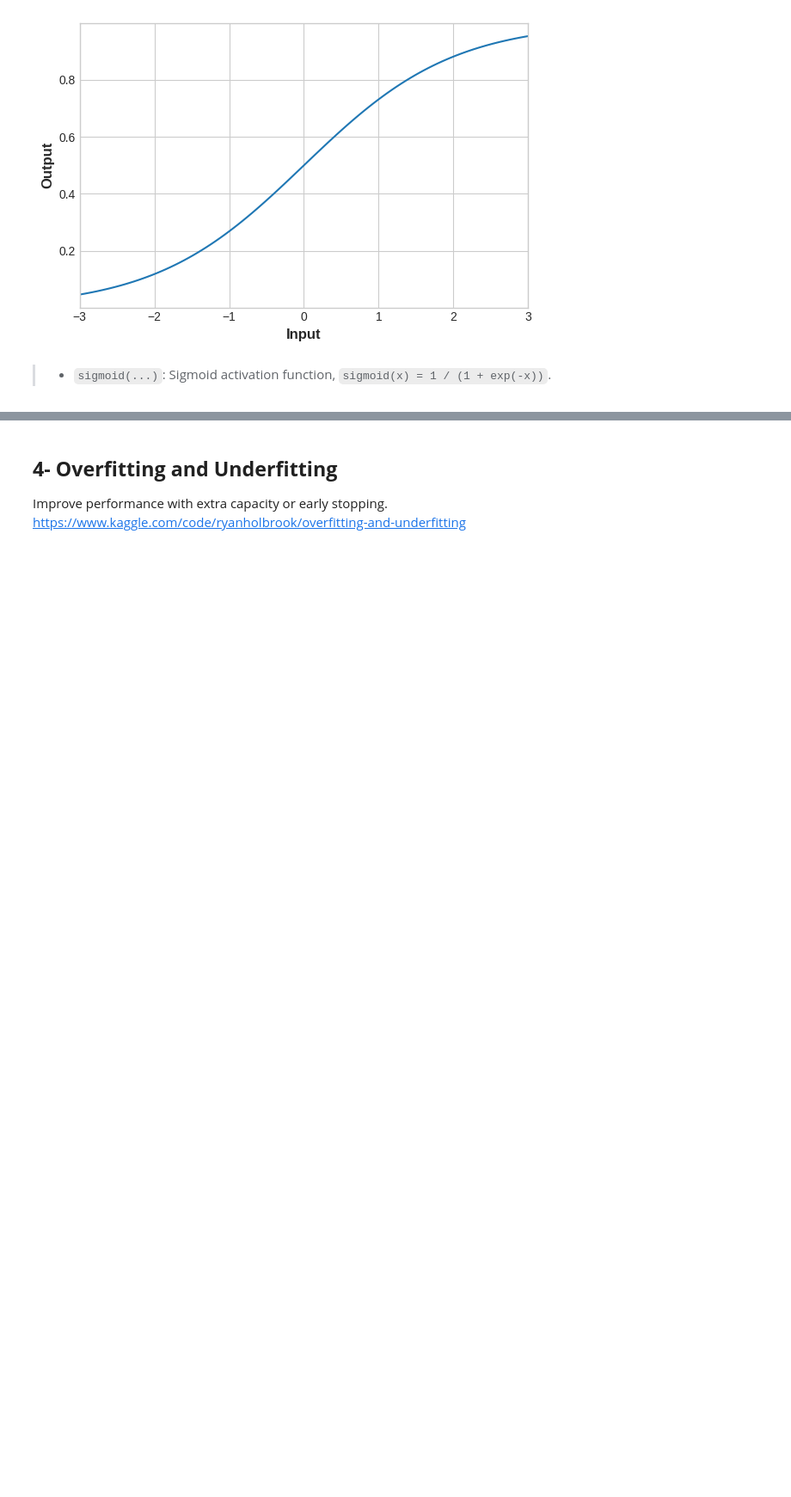
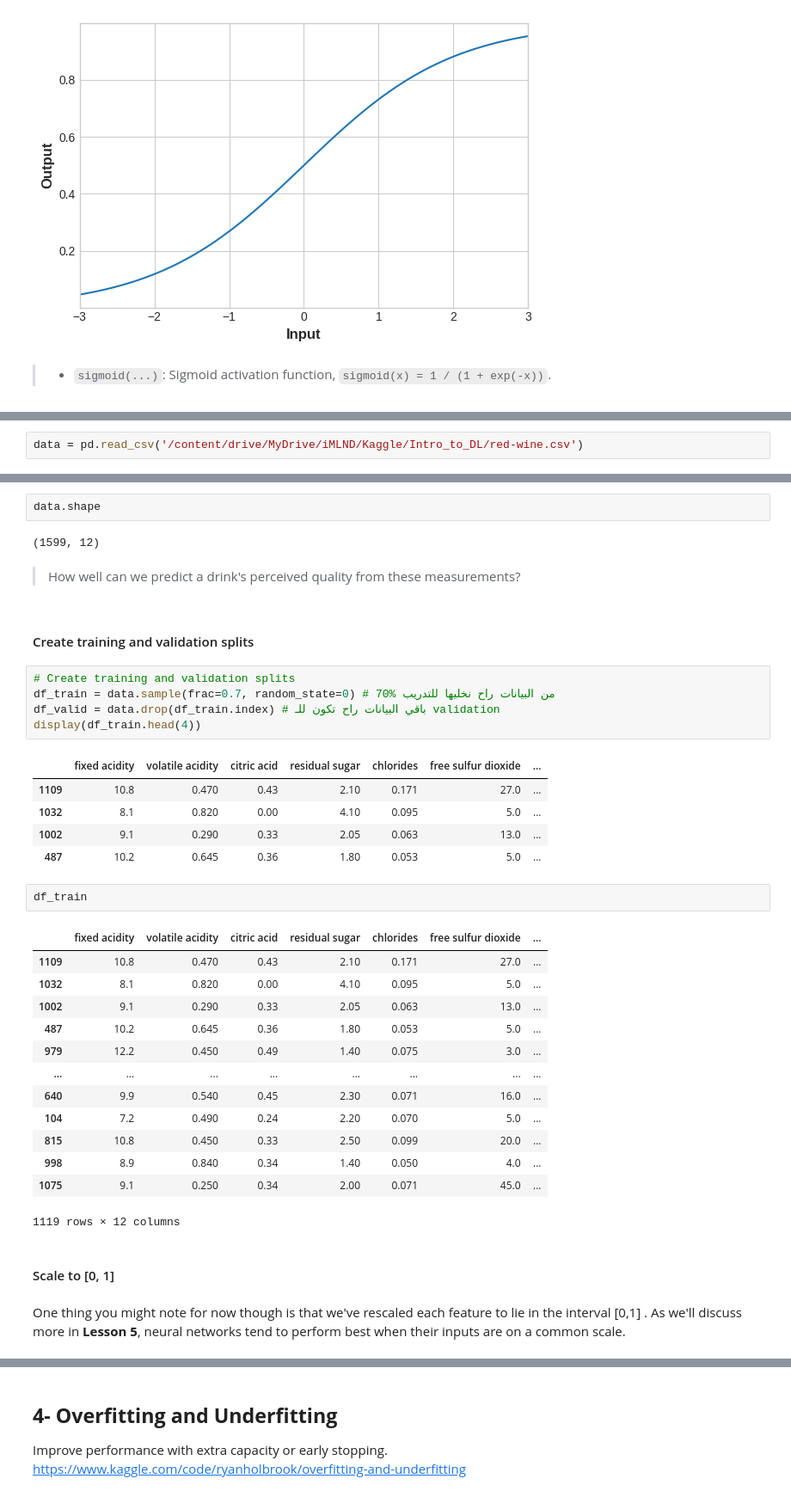
Before and after one commit to JBadawood/Kaggle, a Jupyter notebook: Intro_to_DL-Kaggle.ipynb, the cells around one changed output, grey strips where cells are left out. Shown at 86% size. Drawn from its saved outputs; the diff is of its cells as text; blank space fills up the shorter version.

```diff
--- a/Intro_to_DL-Kaggle.ipynb
+++ b/Intro_to_DL-Kaggle.ipynb
@@ -1201,0 +1308,2 @@ A function used *to define the error* between the **output of an algorithm** and
+# %%
+data = pd.read_csv('/content/drive/MyDrive/iMLND/Kaggle/Intro_to_DL/red-wine.csv')
@@ -1201,0 +1341,39 @@ A function used *to define the error* between the **output of an algorithm** and
+# %%
+data.shape
+# %% [output]
+(1599, 12)
+# %% [markdown]
+> How well can we predict a drink's perceived quality from these measurements?
+# %% [markdown]
+#### Create training and validation splits
+# %%
+# Create training and validation splits
+df_train = data.sample(frac=0.7, random_state=0) # 70% من البيانات راح نخليها للتدريب
+df_valid = data.drop(df_train.index) # باقي البيانات راح تكون للـ validation
+display(df_train.head(4))
+# %% [output]
+|  | fixed acidity | volatile acidity | citric acid | residual sugar | chlorides | free sulfur dioxide | ... |
+| 1109 | 10.8 | 0.470 | 0.43 | 2.10 | 0.171 | 27.0 | ... |
+| 1032 | 8.1 | 0.820 | 0.00 | 4.10 | 0.095 | 5.0 | ... |
+| 1002 | 9.1 | 0.290 | 0.33 | 2.05 | 0.063 | 13.0 | ... |
+| 487 | 10.2 | 0.645 | 0.36 | 1.80 | 0.053 | 5.0 | ... |
+# %%
+df_train
+# %% [output]
+|  | fixed acidity | volatile acidity | citric acid | residual sugar | chlorides | free sulfur dioxide | ... |
+| 1109 | 10.8 | 0.470 | 0.43 | 2.10 | 0.171 | 27.0 | ... |
+| 1032 | 8.1 | 0.820 | 0.00 | 4.10 | 0.095 | 5.0 | ... |
+| 1002 | 9.1 | 0.290 | 0.33 | 2.05 | 0.063 | 13.0 | ... |
+| 487 | 10.2 | 0.645 | 0.36 | 1.80 | 0.053 | 5.0 | ... |
+| 979 | 12.2 | 0.450 | 0.49 | 1.40 | 0.075 | 3.0 | ... |
+| ... | ... | ... | ... | ... | ... | ... | ... |
+| 640 | 9.9 | 0.540 | 0.45 | 2.30 | 0.071 | 16.0 | ... |
+| 104 | 7.2 | 0.490 | 0.24 | 2.20 | 0.070 | 5.0 | ... |
+| 815 | 10.8 | 0.450 | 0.33 | 2.50 | 0.099 | 20.0 | ... |
+| 998 | 8.9 | 0.840 | 0.34 | 1.40 | 0.050 | 4.0 | ... |
+| 1075 | 9.1 | 0.250 | 0.34 | 2.00 | 0.071 | 45.0 | ... |
+1119 rows × 12 columns
+# %% [markdown]
+#### Scale to [0, 1]
+# %% [markdown]
+One thing you might note for now though is that we've rescaled each feature to lie in the interval  [0,1] . As we'll discuss more in **Lesson 5**, neural networks tend to perform best when their inputs are on a common scale.
```
Also changed, not shown: parts of 57 cells of this notebook.
